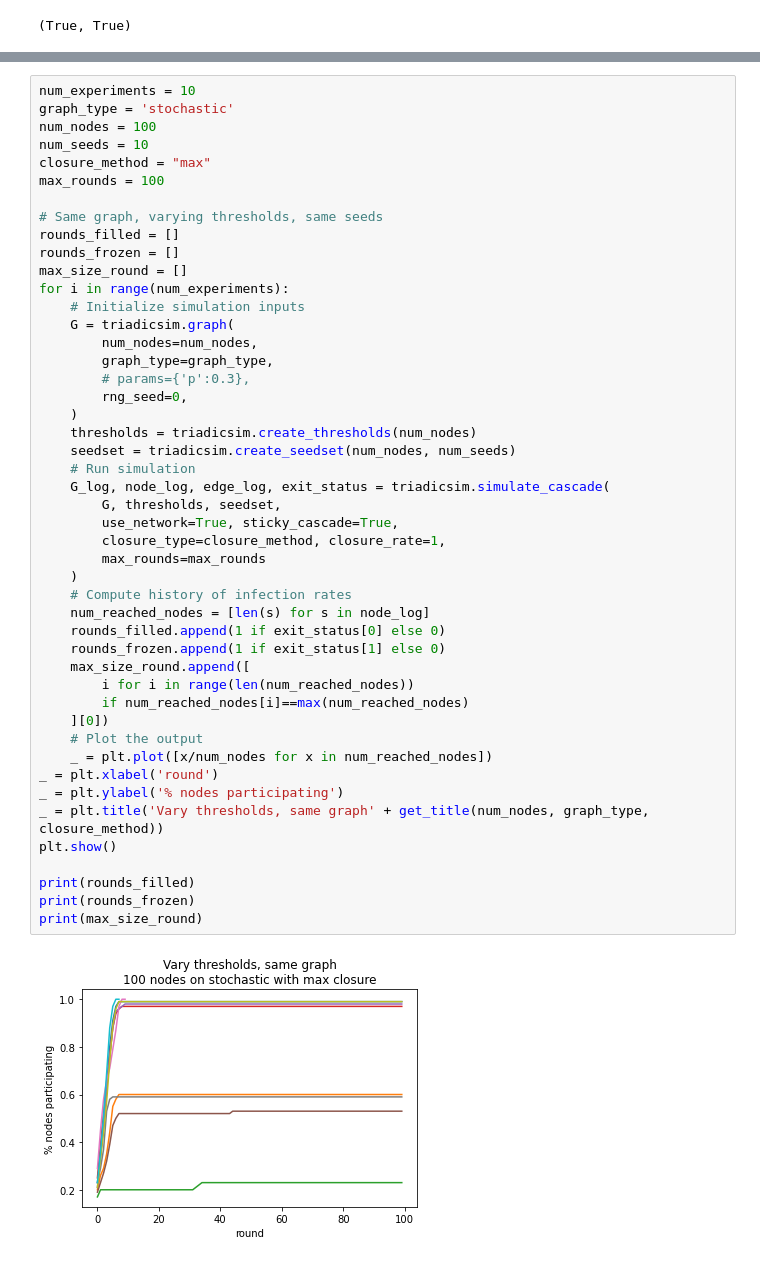
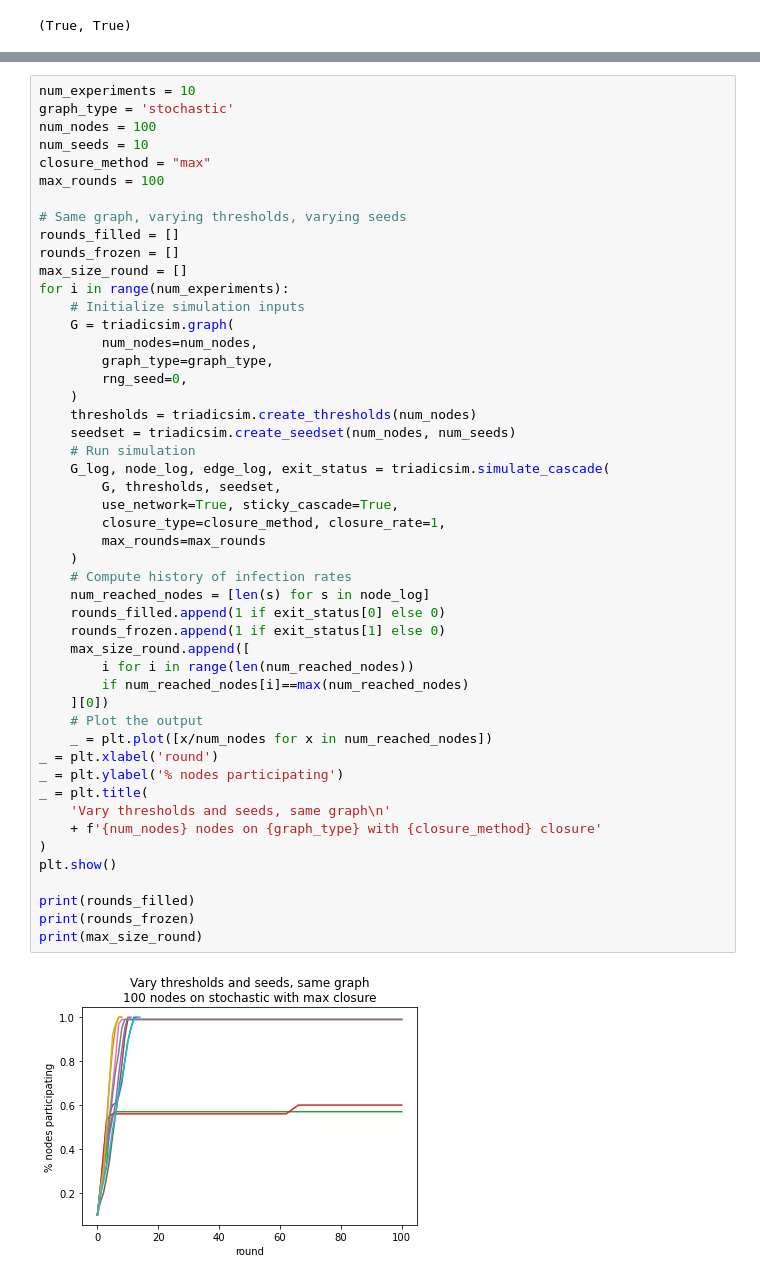
Before and after one commit to cephcyn/cornell_cs6850_triadicclosure, a Jupyter notebook: triadic-closures.ipynb, the cells around one changed output, grey strips where cells are left out. Saved outputs shown, nothing was run; the diff lists cells and outputs as text.

```diff
--- a/triadic-closures.ipynb
+++ b/triadic-closures.ipynb
@@ -179,7 +174,7 @@ num_seeds = 10
 closure_method = "max"
 max_rounds = 100
 
-# Same graph, varying thresholds, same seeds
+# Same graph, varying thresholds, varying seeds
 rounds_filled = []
 rounds_frozen = []
 max_size_round = []
@@ -188,35 +183,37 @@ for i in range(num_experiments):
     G = triadicsim.graph(
         num_nodes=num_nodes,
         graph_type=graph_type,
-        # params={'p':0.3},
         rng_seed=0,
     )
     thresholds = triadicsim.create_thresholds(num_nodes)
     seedset = triadicsim.create_seedset(num_nodes, num_seeds)
     # Run simulation
     G_log, node_log, edge_log, exit_status = triadicsim.simulate_cascade(
         G, thresholds, seedset,
         use_network=True, sticky_cascade=True,
         closure_type=closure_method, closure_rate=1,
         max_rounds=max_rounds
     )
     # Compute history of infection rates
     num_reached_nodes = [len(s) for s in node_log]
     rounds_filled.append(1 if exit_status[0] else 0)
     rounds_frozen.append(1 if exit_status[1] else 0)
     max_size_round.append([
         i for i in range(len(num_reached_nodes))
         if num_reached_nodes[i]==max(num_reached_nodes)
     ][0])
     # Plot the output
     _ = plt.plot([x/num_nodes for x in num_reached_nodes])
 _ = plt.xlabel('round')
 _ = plt.ylabel('% nodes participating')
-_ = plt.title('Vary thresholds, same graph' + get_title(num_nodes, graph_type, closure_method))
+_ = plt.title(
+    'Vary thresholds and seeds, same graph\n'
+    + f'{num_nodes} nodes on {graph_type} with {closure_method} closure'
+)
 plt.show()
 
 print(rounds_filled)
 print(rounds_frozen)
 print(max_size_round)
 # %% [output]
-[figure, old version]
+[figure, new version]
```
Also changed, not shown: parts of 13 cells of this notebook, 1 other file.
